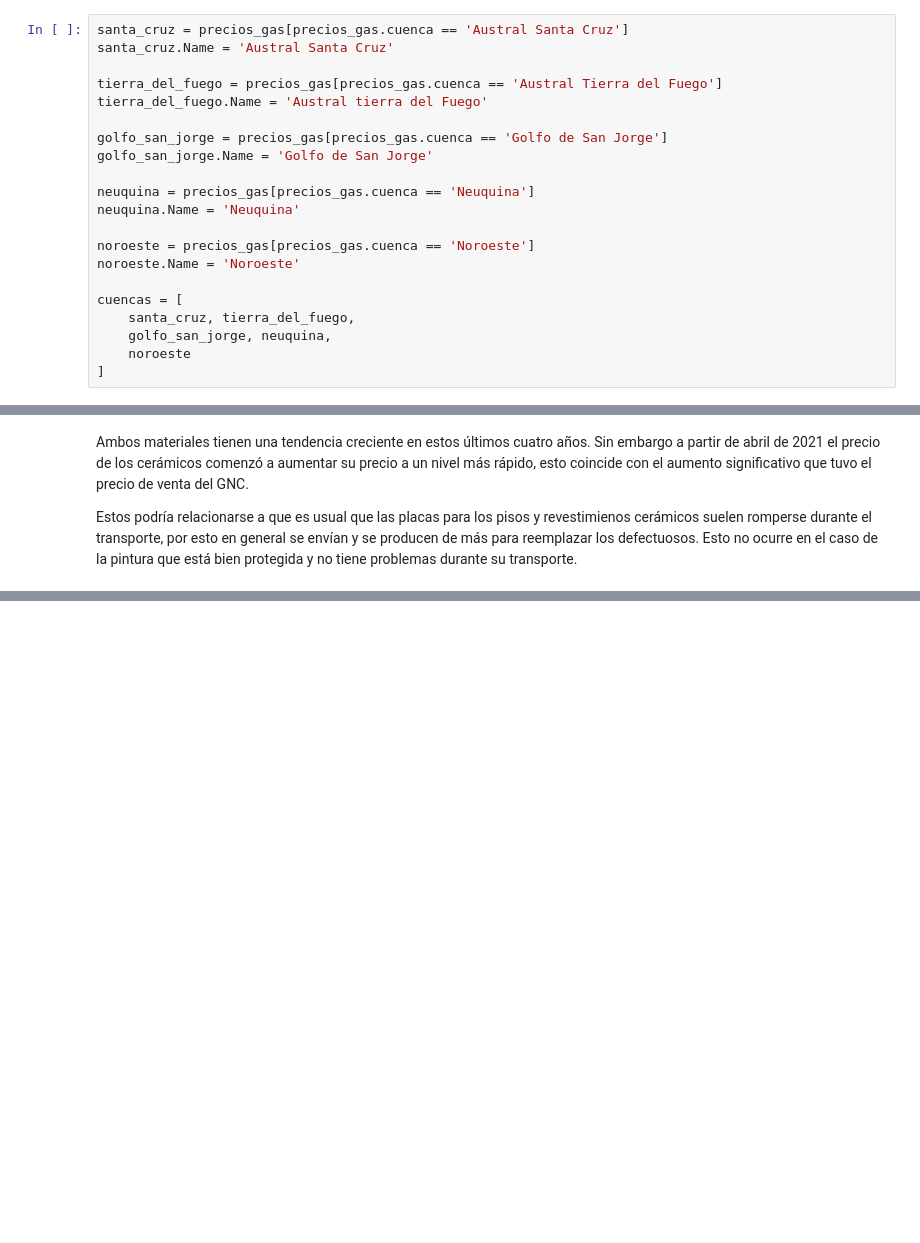
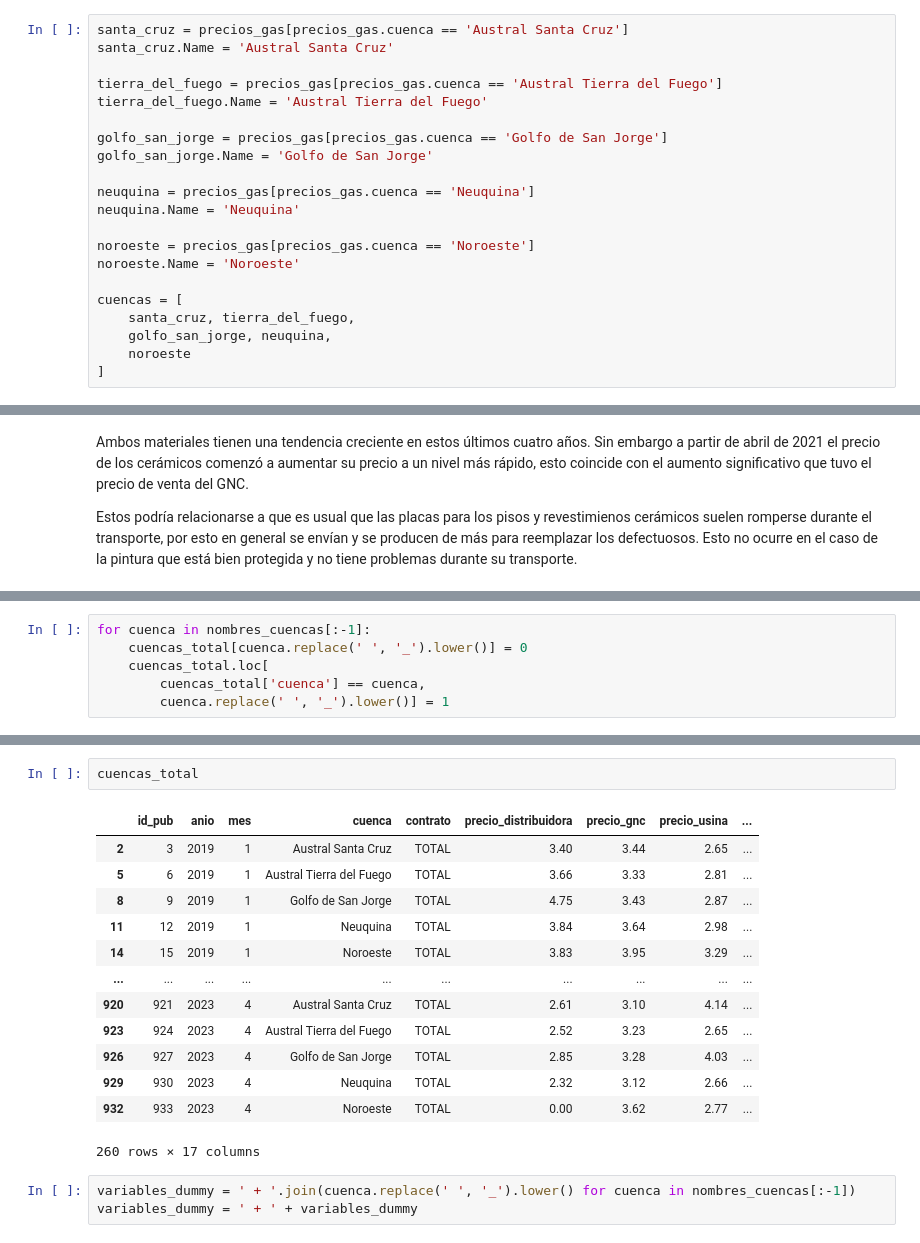
Before and after one commit to Isaiasgaray/fundamentos_final, a Jupyter notebook: TP_Final.ipynb, the cells around one changed output, grey strips where cells are left out. Drawn from its saved outputs; the diff is of its cells as text; blank space fills up the shorter version.

```diff
--- a/TP_Final.ipynb
+++ b/TP_Final.ipynb
@@ -38,7 +41,7 @@ santa_cruz = precios_gas[precios_gas.cuenca == 'Austral Santa Cruz']
 santa_cruz.Name = 'Austral Santa Cruz'
 
 tierra_del_fuego = precios_gas[precios_gas.cuenca == 'Austral Tierra del Fuego']
-tierra_del_fuego.Name = 'Austral tierra del Fuego'
+tierra_del_fuego.Name = 'Austral Tierra del Fuego'
 
 golfo_san_jorge = precios_gas[precios_gas.cuenca == 'Golfo de San Jorge']
 golfo_san_jorge.Name = 'Golfo de San Jorge'
@@ -239,0 +288,6 @@ Estos podría relacionarse a que es usual que las placas para los pisos y revest
+# %%
+for cuenca in nombres_cuencas[:-1]:
+    cuencas_total[cuenca.replace(' ', '_').lower()] = 0
+    cuencas_total.loc[
+        cuencas_total['cuenca'] == cuenca,
+        cuenca.replace(' ', '_').lower()] = 1
@@ -239,0 +315,19 @@ Estos podría relacionarse a que es usual que las placas para los pisos y revest
+# %%
+cuencas_total
+# %% [output]
+|  | id_pub | anio | mes | cuenca | contrato | precio_distribuidora | precio_gnc | precio_usina | ... |
+| 2 | 3 | 2019 | 1 | Austral Santa Cruz | TOTAL | 3.40 | 3.44 | 2.65 | ... |
+| 5 | 6 | 2019 | 1 | Austral Tierra del Fuego | TOTAL | 3.66 | 3.33 | 2.81 | ... |
+| 8 | 9 | 2019 | 1 | Golfo de San Jorge | TOTAL | 4.75 | 3.43 | 2.87 | ... |
+| 11 | 12 | 2019 | 1 | Neuquina | TOTAL | 3.84 | 3.64 | 2.98 | ... |
+| 14 | 15 | 2019 | 1 | Noroeste | TOTAL | 3.83 | 3.95 | 3.29 | ... |
+| ... | ... | ... | ... | ... | ... | ... | ... | ... | ... |
+| 920 | 921 | 2023 | 4 | Austral Santa Cruz | TOTAL | 2.61 | 3.10 | 4.14 | ... |
+| 923 | 924 | 2023 | 4 | Austral Tierra del Fuego | TOTAL | 2.52 | 3.23 | 2.65 | ... |
+| 926 | 927 | 2023 | 4 | Golfo de San Jorge | TOTAL | 2.85 | 3.28 | 4.03 | ... |
+| 929 | 930 | 2023 | 4 | Neuquina | TOTAL | 2.32 | 3.12 | 2.66 | ... |
+| 932 | 933 | 2023 | 4 | Noroeste | TOTAL | 0.00 | 3.62 | 2.77 | ... |
+260 rows × 17 columns
+# %%
+variables_dummy = ' + '.join(cuenca.replace(' ', '_').lower() for cuenca in nombres_cuencas[:-1])
+variables_dummy = ' + ' + variables_dummy
```
Also changed, not shown: parts of 12 cells of this notebook.
